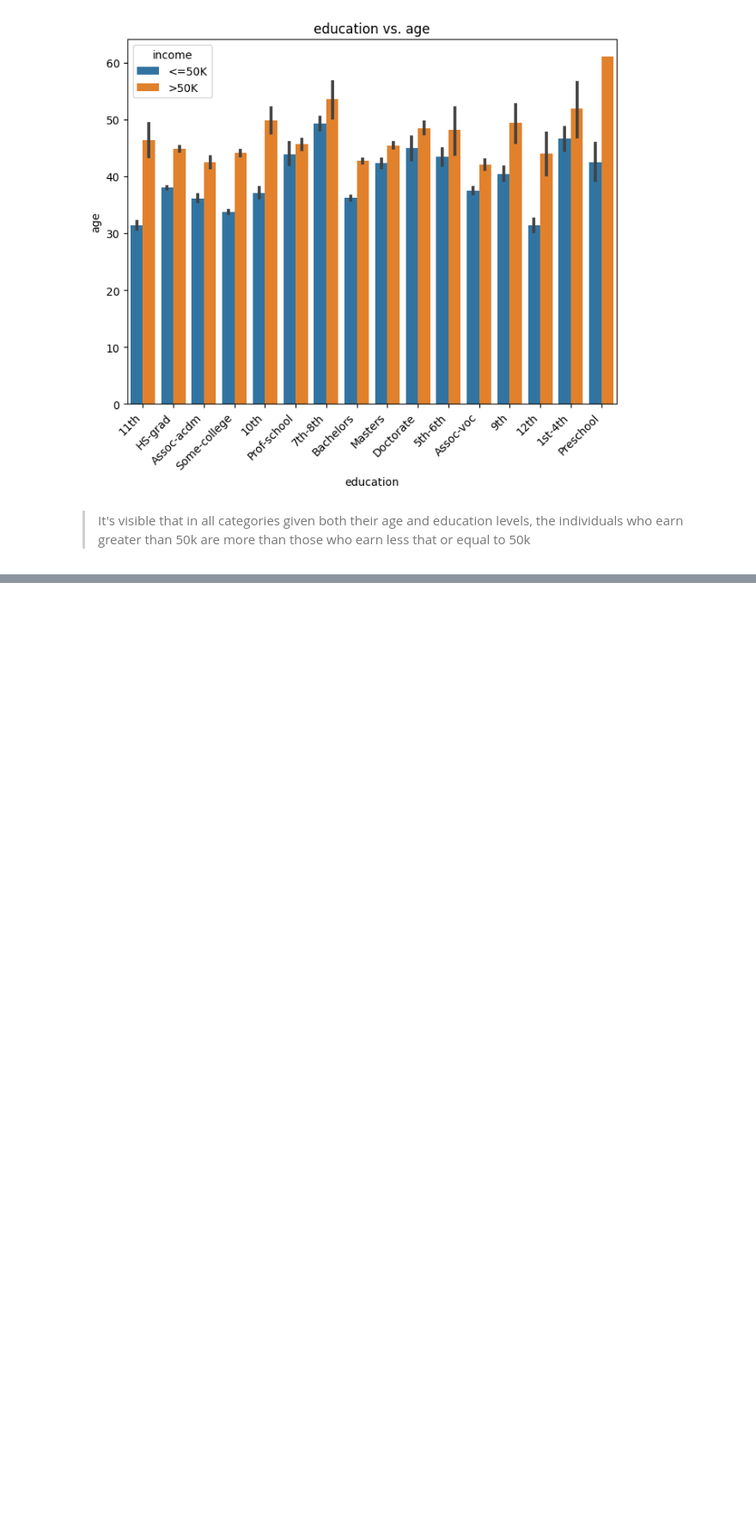
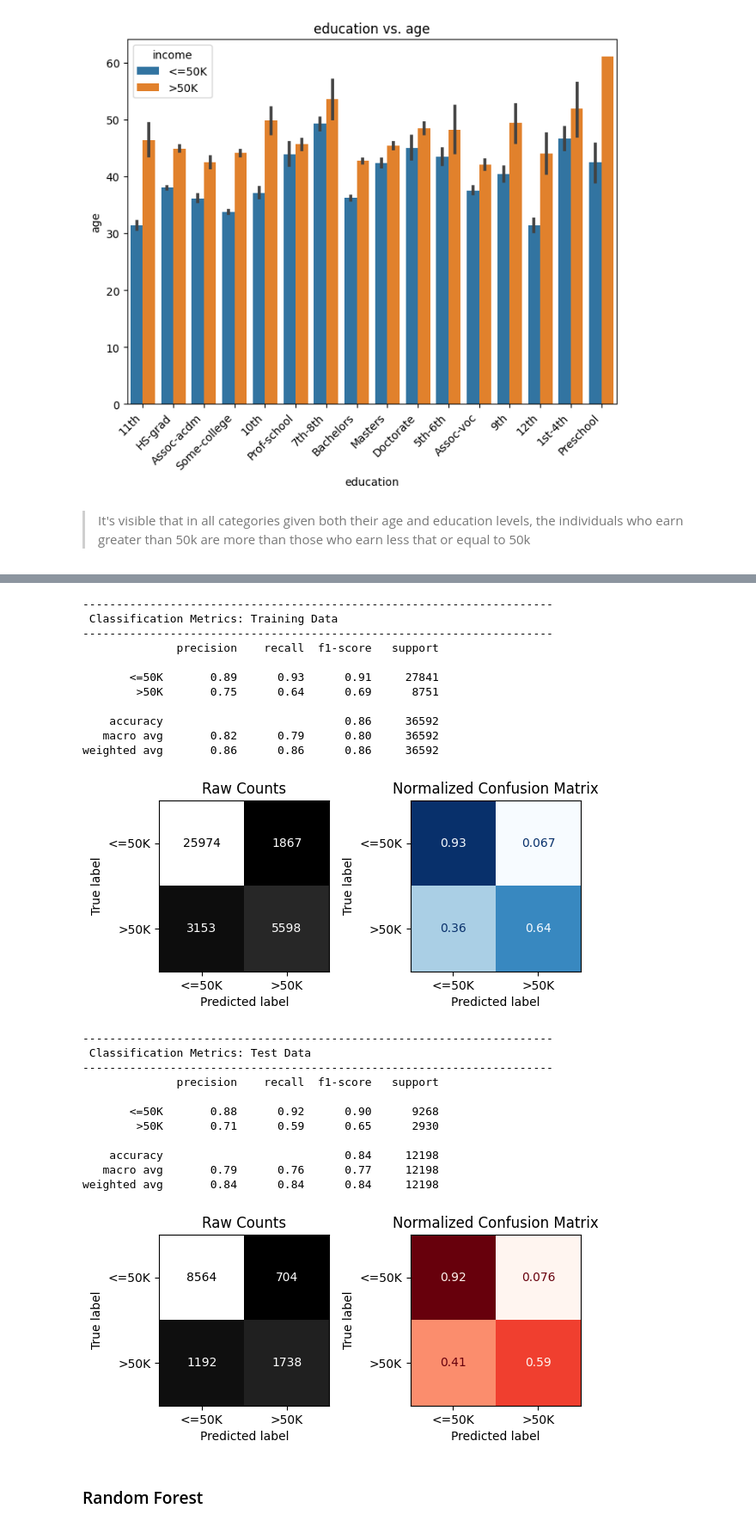
Before and after one commit to GyaviWalls/extra_datasets, a Jupyter notebook: Income_prediction.ipynb, the cells around one changed output, grey strips where cells are left out. Shown at 86% size. Cells and saved outputs as stored; diff of their text form; code cells hidden in the pictures; blank space fills up the shorter version.

```diff
--- a/Income_prediction.ipynb
+++ b/Income_prediction.ipynb
@@ -359,0 +683,6 @@ feature_relations(df2, 'education', 'age');
+# %%
+# creating a neighbours list
+nneighbors_list = list(range(10,15))
+
+# Create param grid
+params={ 'kneighborsclassifier__n_neighbors': nneighbors_list }
@@ -359,0 +699,30 @@ feature_relations(df2, 'education', 'age');
+# %%
+# evaluating the best knn model
+evaluate_classification(gs.best_estimator_, X_train, y_train, X_test, y_test)
+# %% [output]
+----------------------------------------------------------------------
+ Classification Metrics: Training Data
+----------------------------------------------------------------------
+              precision    recall  f1-score   support
+
+       <=50K       0.89      0.93      0.91     27841
+        >50K       0.75      0.64      0.69      8751
+
+    accuracy                           0.86     36592
+   macro avg       0.82      0.79      0.80     36592
+weighted avg       0.86      0.86      0.86     36592
+[figure, added]
+----------------------------------------------------------------------
+ Classification Metrics: Test Data
+----------------------------------------------------------------------
+              precision    recall  f1-score   support
+
+       <=50K       0.88      0.92      0.90      9268
+        >50K       0.71      0.59      0.65      2930
+
+    accuracy                           0.84     12198
+   macro avg       0.79      0.76      0.77     12198
+weighted avg       0.84      0.84      0.84     12198
+[figure, added]
+# %% [markdown]
+### Random Forest
```
Also changed, not shown: parts of 48 cells of this notebook.
